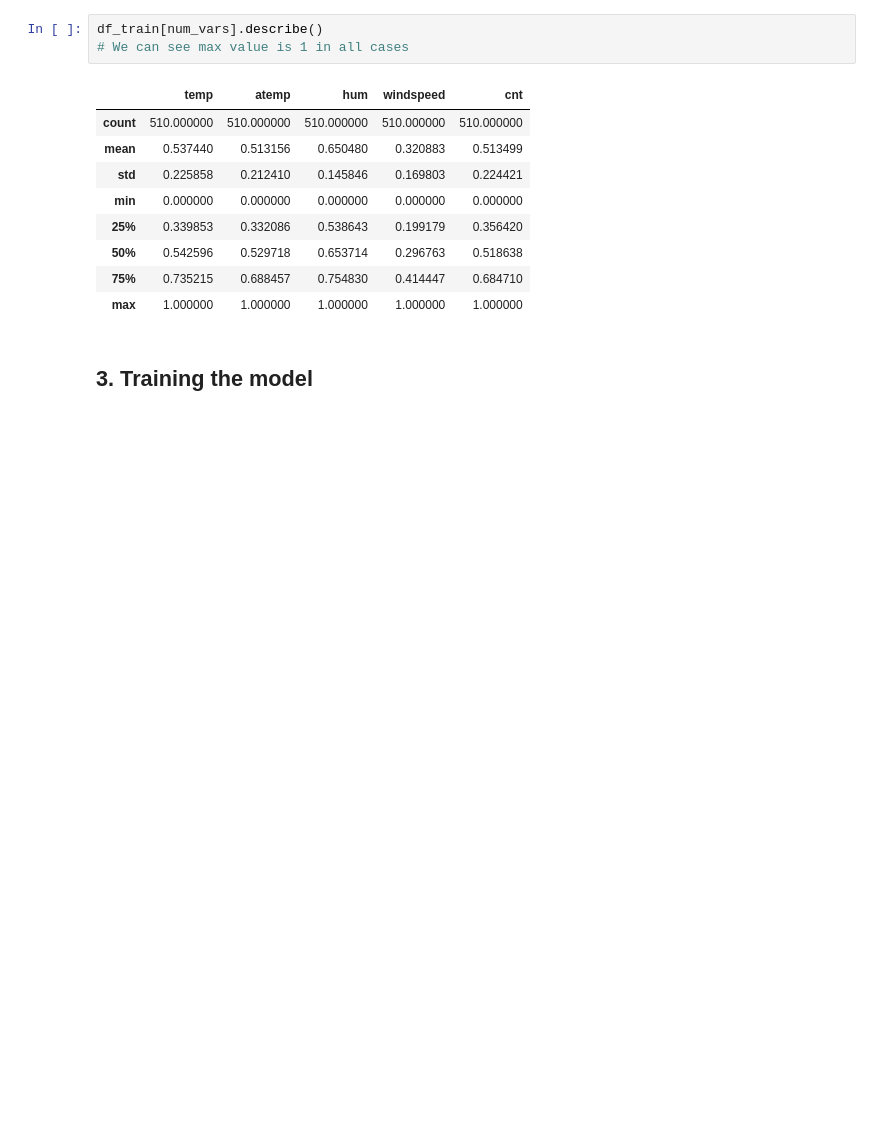
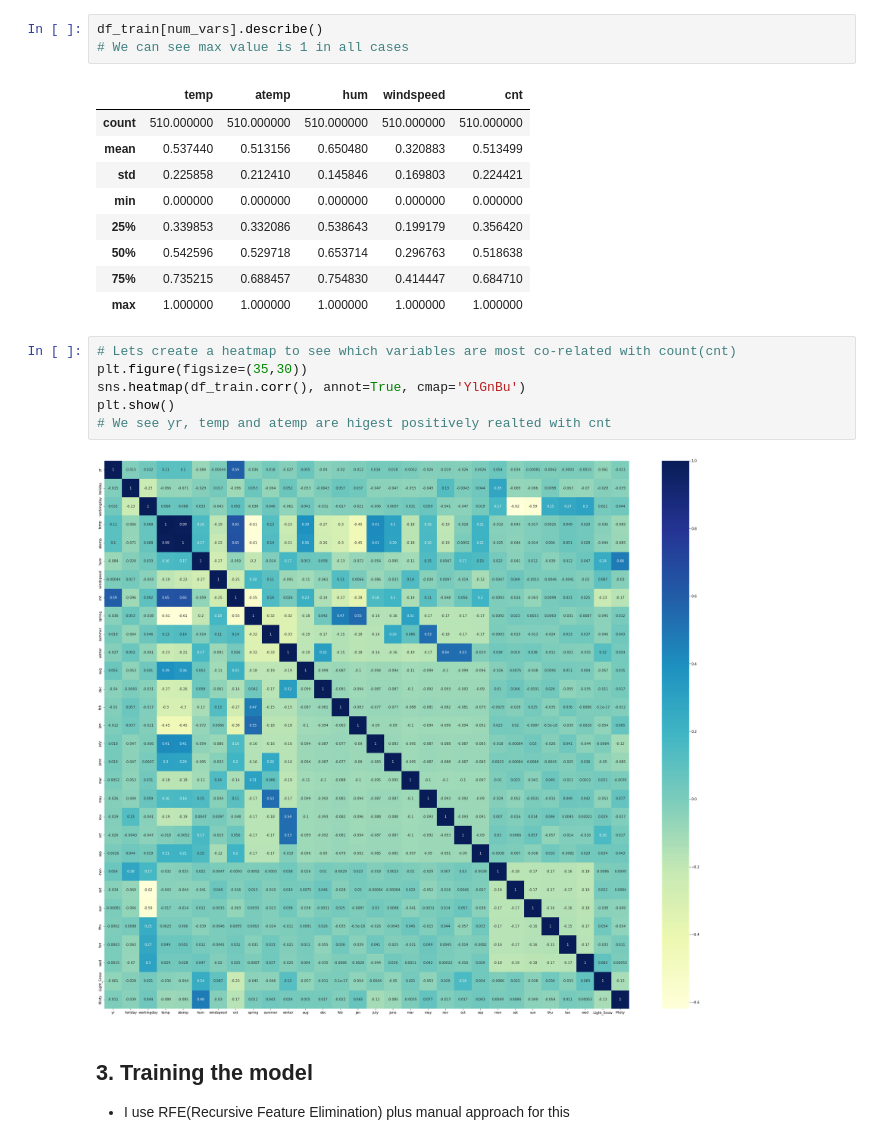
Before and after one commit to kc11381/BikeSharingCaseStudy, a Jupyter notebook: bike_sharing_predictors_analysis.ipynb, the cells around one changed output. Cells and saved outputs as stored; diff of their text form; blank space fills up the shorter version.

```diff
--- a/bike_sharing_predictors_analysis.ipynb
+++ b/bike_sharing_predictors_analysis.ipynb
@@ -316,5 +321,14 @@ df_train[num_vars].describe()
 | 50% | 0.542596 | 0.529718 | 0.653714 | 0.296763 | 0.518638 |
 | 75% | 0.735215 | 0.688457 | 0.754830 | 0.414447 | 0.684710 |
 | max | 1.000000 | 1.000000 | 1.000000 | 1.000000 | 1.000000 |
+# %%
+# Lets create a heatmap to see which variables are most co-related with count(cnt)
+plt.figure(figsize=(35,30))
+sns.heatmap(df_train.corr(), annot=True, cmap='YlGnBu')
+plt.show()
+# We see yr, temp and atemp are higest positively realted with cnt
+# %% [output]
+[figure, added]
 # %% [markdown]
 ## 3. Training the model
+- I use RFE(Recursive Feature Elimination) plus manual approach for this
```
Also changed, not shown: parts of 12 cells of this notebook.
